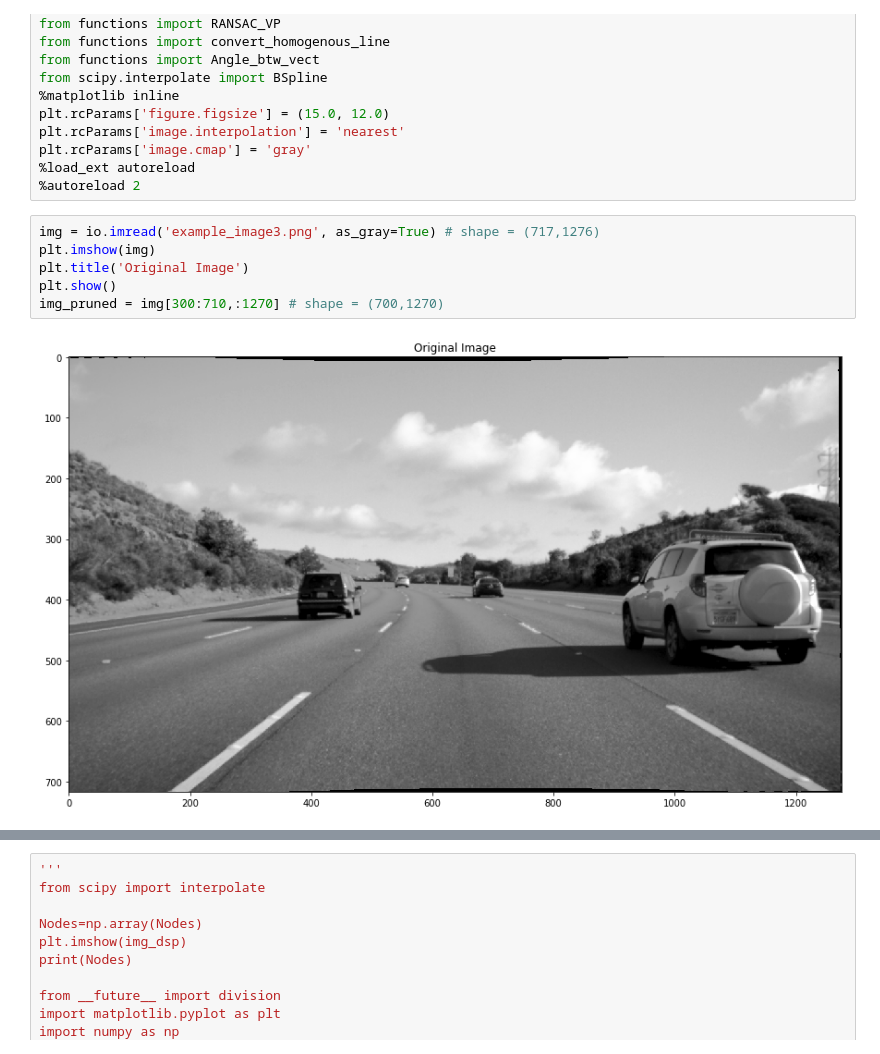
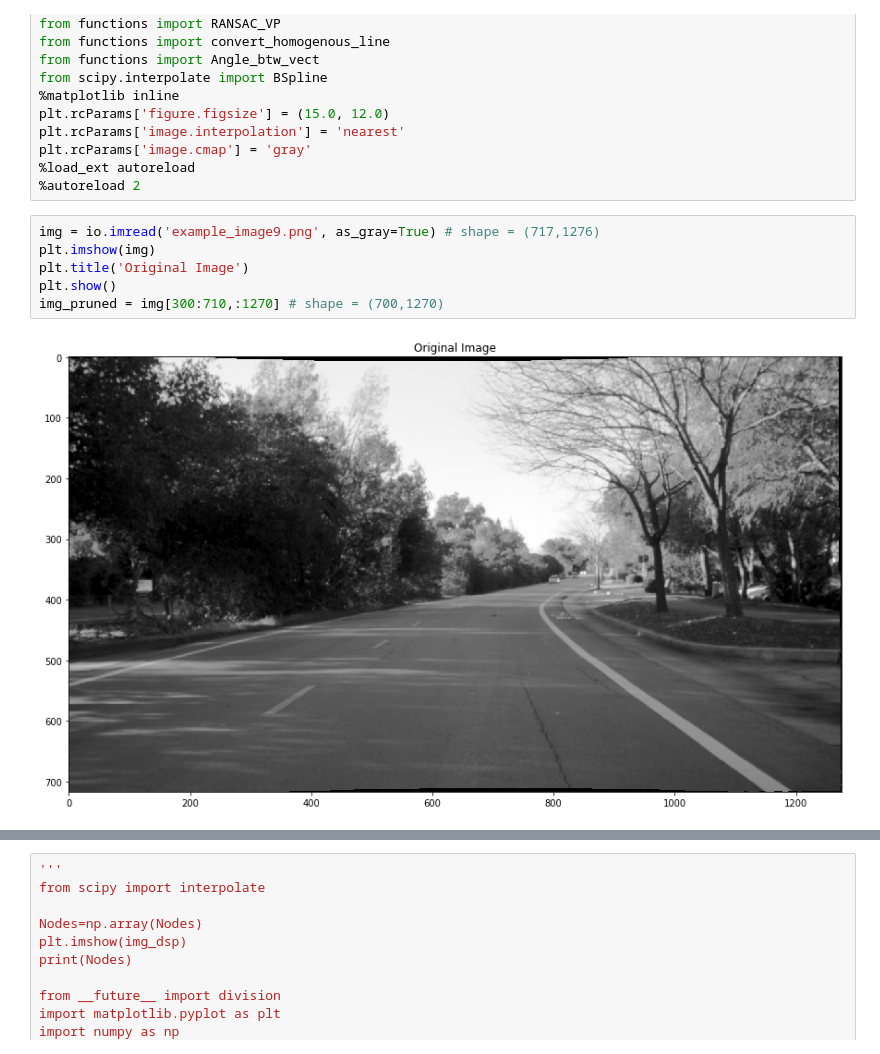
Before and after one commit to shunyaoxu/Stanford_CS231A_Project_Lane_Detection, a Jupyter notebook: Lane_Detection_RANSAC/Lane_Detection_Through_Spline.ipynb, the cells around one changed output, grey strips where cells are left out. Cells and saved outputs as stored; diff of their text form.

```diff
--- a/Lane_Detection_RANSAC/Lane_Detection_Through_Spline.ipynb
+++ b/Lane_Detection_RANSAC/Lane_Detection_Through_Spline.ipynb
@@ -16,13 +16,13 @@ plt.rcParams['image.cmap'] = 'gray'
 %load_ext autoreload
 %autoreload 2
 # %%
-img = io.imread('example_image3.png', as_gray=True) # shape = (717,1276)
+img = io.imread('example_image9.png', as_gray=True) # shape = (717,1276)
 plt.imshow(img)
 plt.title('Original Image')
 plt.show()
 img_pruned = img[300:710,:1270] # shape = (700,1270)
 # %% [output]
-[figure, old version]
+[figure, new version]
 # %%
 img_edge = cv.Canny(img_pruned,70,100, None,3) #edge by canny
 img_dsp =cv.cvtColor(img_edge,cv.COLOR_GRAY2BGR) #for display only
```
Also changed, not shown: parts of 3 cells of this notebook, 2 other files.
